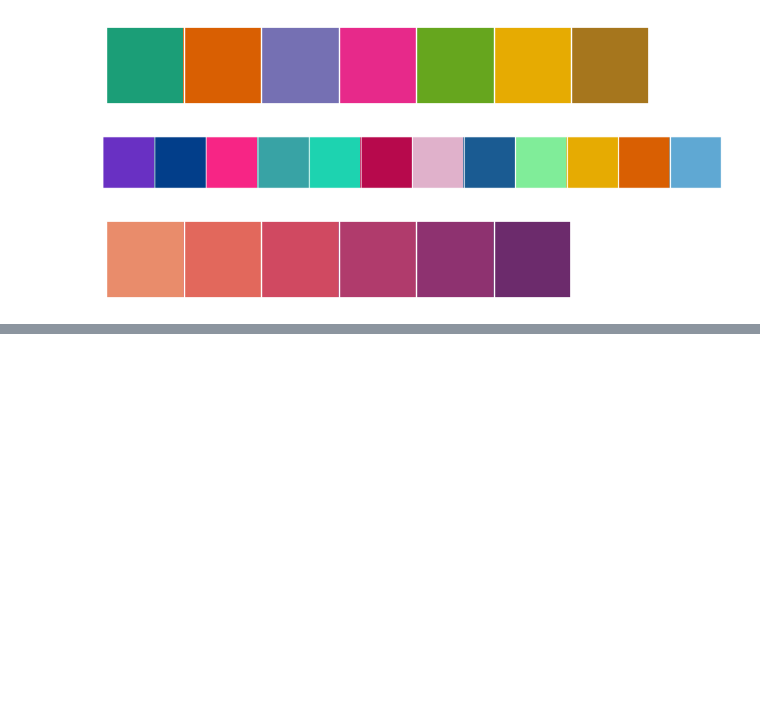
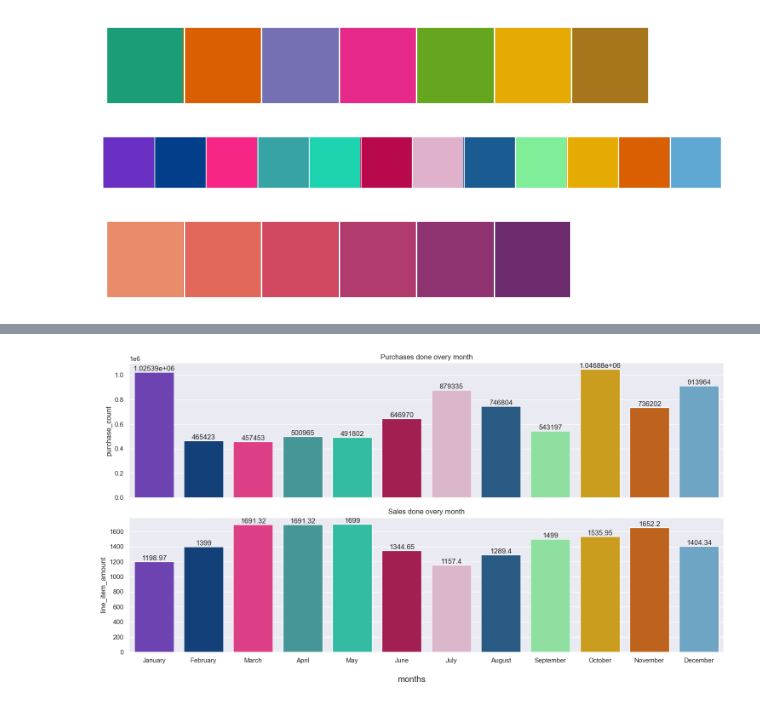
Before and after one commit to MORYKINGS/Prethesis, a Jupyter notebook: Prethesis.ipynb, the cells around one changed output, grey strips where cells are left out. Cells and saved outputs as stored; diff of their text form; code cells hidden in the pictures; blank space fills up the shorter version.

```diff
--- a/Prethesis.ipynb
+++ b/Prethesis.ipynb
@@ -31,0 +152,10 @@ SyntaxError: (unicode error) 'unicodeescape' codec can't decode bytes in positio
+# %%
+total['ic_copy'] = total['inventory_category'].copy()
+total['ic_copy'] = total['ic_copy'].fillna('Unknown')
+total[['ic_copy']] = total[['ic_copy']].applymap(lambda row: re.sub(r'na','',row,flags=re.IGNORECASE))
+
+total['colour'] = total['colour'].fillna('Unknown')
+total['colour'] = total['colour'].str.replace('NOT-CAPTURED','Unknown')
+
+total['size'] = total['size'].fillna('Unknown')
+total['size'] = total['size'].str.replace('NOT-CAPTURED','Unknown')
@@ -31,0 +462,17 @@ SyntaxError: (unicode error) 'unicodeescape' codec can't decode bytes in positio
+# %%
+# number of purcheses made each month
+purchases_on_each_month = pd.DataFrame(total.groupby(['month'])['month'].count()).rename(columns={'month':'purchase_count'}).reset_index()
+
+# average sales on each month
+sales_on_months = total.groupby(['month'])['line_item_amount'].median().reset_index()
+
+month_order = ['January','February','March','April','May','June','July','August','September','October','November','December']
+fig,(ax1,ax2) = plt.subplots(2,1,figsize=(15,8),sharex=True)
+barplot(data=purchases_on_each_month,x='month',y='purchase_count',ax=ax1,order=month_order,title='Purchases done overy month')
+
+barplot(data=sales_on_months,x='month',y='line_item_amount',ax=ax2,order=month_order,title='Sales done overy month')
+fig.supxlabel('months')
+
+fig.tight_layout()
+# %% [output]
+[figure, added]
```
Also changed, not shown: parts of 36 cells of this notebook.
